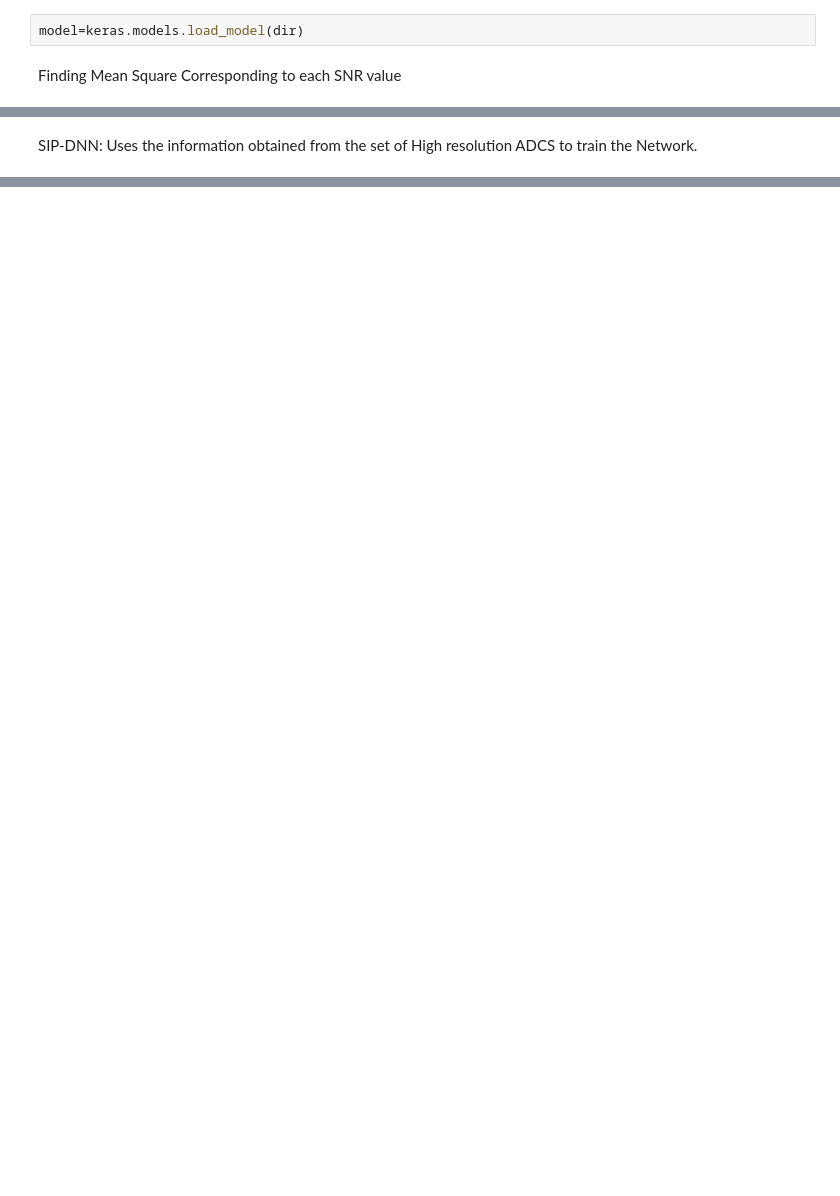
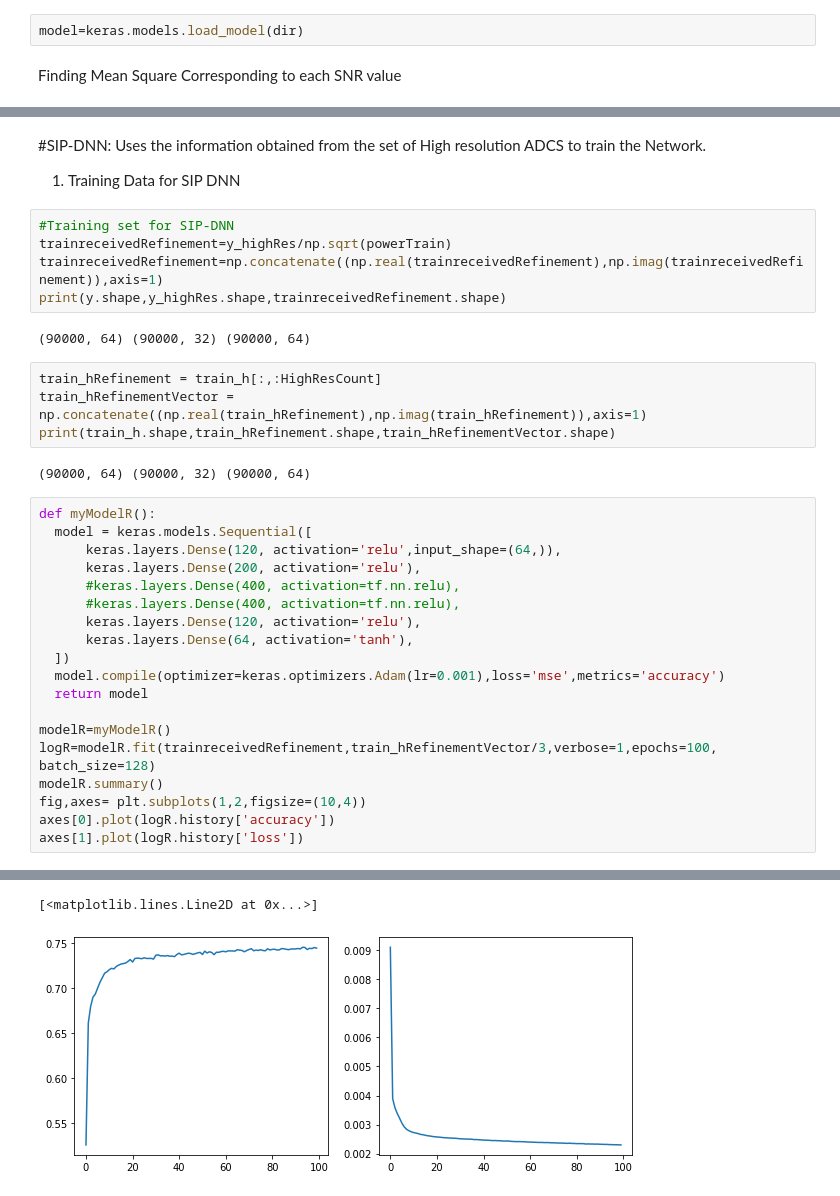
Before and after one commit to nikhilv7/MIMO-gao, a Jupyter notebook: mimogao.ipynb, the cells around one changed output, grey strips where cells are left out. Saved outputs shown, nothing was run; the diff lists cells and outputs as text; blank space fills up the shorter version.

```diff
--- a/mimogao.ipynb
+++ b/mimogao.ipynb
@@ -248,3 +233,38 @@ plt.semilogy(snrdb,nmse)
 # %% [markdown]
-SIP-DNN:
+#SIP-DNN:
 Uses the information obtained from the set of High resolution ADCS to train the Network.
+
+1) Training Data for SIP DNN
+# %%
+#Training set for SIP-DNN
+trainreceivedRefinement=y_highRes/np.sqrt(powerTrain)
+trainreceivedRefinement=np.concatenate((np.real(trainreceivedRefinement),np.imag(trainreceivedRefinement)),axis=1)
+print(y.shape,y_highRes.shape,trainreceivedRefinement.shape)
+# %% [output]
+(90000, 64) (90000, 32) (90000, 64)
+# %%
+train_hRefinement = train_h[:,:HighResCount]
+train_hRefinementVector = np.concatenate((np.real(train_hRefinement),np.imag(train_hRefinement)),axis=1)
+print(train_h.shape,train_hRefinement.shape,train_hRefinementVector.shape)
+# %% [output]
+(90000, 64) (90000, 32) (90000, 64)
+# %%
+def myModelR():
+  model = keras.models.Sequential([
+      keras.layers.Dense(120, activation='relu',input_shape=(64,)),
+      keras.layers.Dense(200, activation='relu'),
+      #keras.layers.Dense(400, activation=tf.nn.relu),
+      #keras.layers.Dense(400, activation=tf.nn.relu),
+      keras.layers.Dense(120, activation='relu'),
+      keras.layers.Dense(64, activation='tanh'),
+  ])
+  model.compile(optimizer=keras.optimizers.Adam(lr=0.001),loss='mse',metrics='accuracy')
+  return model
+
+modelR=myModelR()
+logR=modelR.fit(trainreceivedRefinement,train_hRefinementVector/3,verbose=1,epochs=100, batch_size=128)
+modelR.summary()
+fig,axes= plt.subplots(1,2,figsize=(10,4))
+axes[0].plot(logR.history['accuracy'])
+axes[1].plot(logR.history['loss'])
+# %% [output]
@@ -250,0 +288,2 @@ Uses the information obtained from the set of High resolution ADCS to train the
+[<matplotlib.lines.Line2D at 0x...>]
+[figure, added]
```
Also changed, not shown: parts of 24 cells of this notebook.
